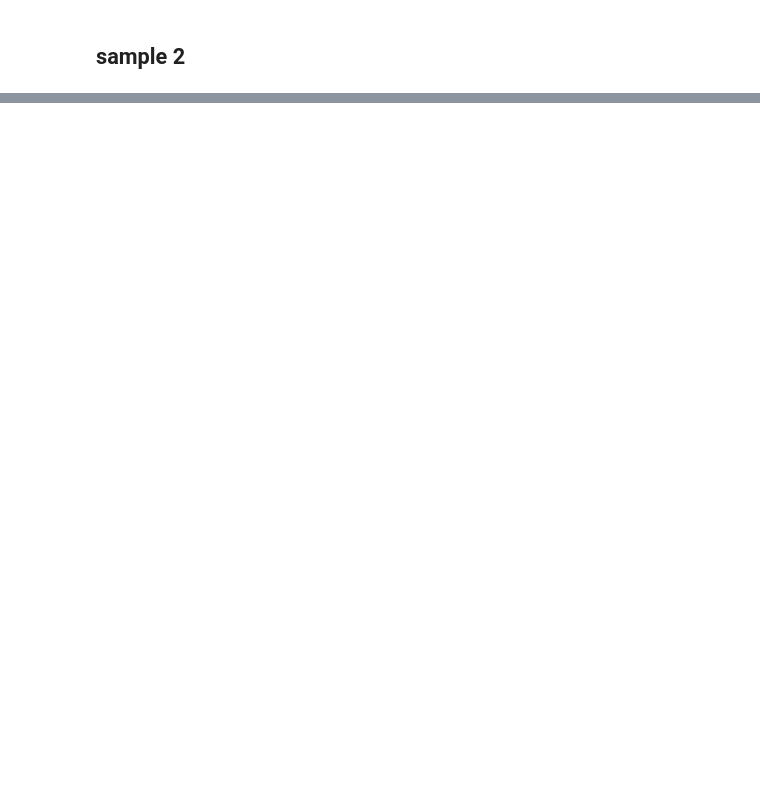
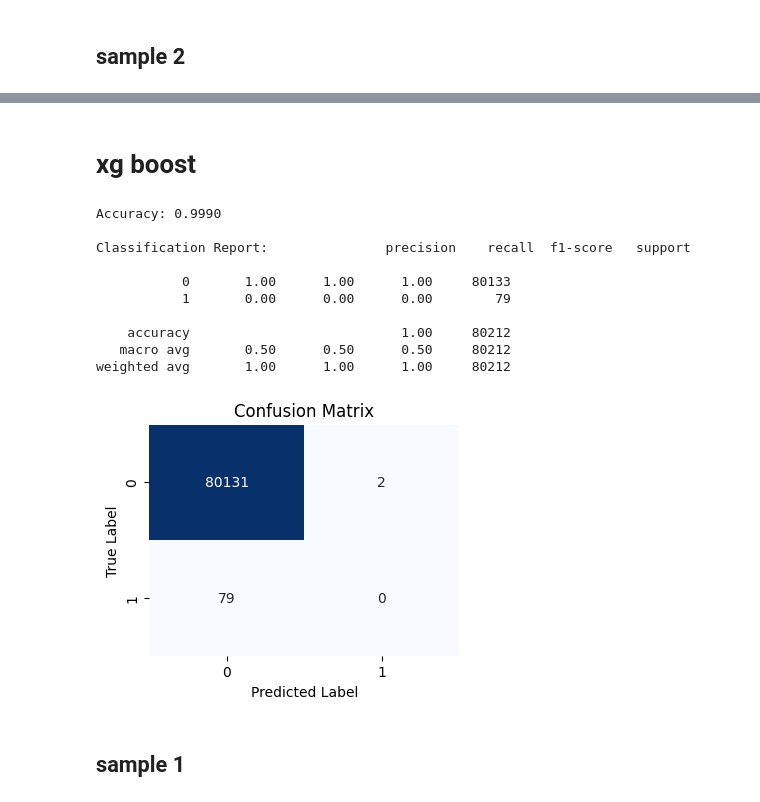
Before and after one commit to karl-1-bit/ULTIMATE4, a Jupyter notebook: Skin_cancer_preprocessing.ipynb, the cells around one changed output, grey strips where cells are left out. Cells and saved outputs as stored; diff of their text form; code cells hidden in the pictures; blank space fills up the shorter version.

```diff
--- a/Skin_cancer_preprocessing.ipynb
+++ b/Skin_cancer_preprocessing.ipynb
@@ -941,0 +698,2 @@ print(better_cat)
+# %% [markdown]
+# xg boost
@@ -941,0 +703,54 @@ print(better_cat)
+# %%
+import xgboost as xgb
+
+numerical_features = [col for col in X.columns if col not in categorical_columns]
+categorical_features = categorical_columns
+
+numerical_transformer = Pipeline(
+    steps=[('imputer', SimpleImputer(strategy='median')),
+           ('scaler', StandardScaler())]
+)
+
+preprocessor = ColumnTransformer(
+    transformers=[('num', numerical_transformer, numerical_features)],
+    remainder='passthrough'
+)
+
+# Define the XGBoost model
+model_pipeline = Pipeline(
+    steps=[('preprocessor', preprocessor),
+           ('classifier', xgb.XGBClassifier(random_state=42, use_label_encoder=False, eval_metric='logloss'))]
+)
+# %%
+X_train, X_test, y_train, y_test = train_test_split(X, y, test_size=0.2, random_state=42, stratify=y)
+
+model_pipeline.fit(X_train, y_train)
+y_pred = model_pipeline.predict(X_test)
+
+# Evaluate the model
+accuracy = accuracy_score(y_test, y_pred)
+conf_matrix = confusion_matrix(y_test, y_pred)
+class_report = classification_report(y_test, y_pred)
+
+print(f"Accuracy: {accuracy:.4f}")
+print("\nClassification Report:",class_report)
+plt.figure(figsize=(4, 3))
+sns.heatmap(conf_matrix, annot=True, fmt='d', cmap='Blues', cbar=False)
+plt.xlabel('Predicted Label')
+plt.ylabel('True Label')
+plt.title('Confusion Matrix')
+plt.show()
+# %% [output]
+Accuracy: 0.9990
+
+Classification Report:               precision    recall  f1-score   support
+
+           0       1.00      1.00      1.00     80133
+           1       0.00      0.00      0.00        79
+
+    accuracy                           1.00     80212
+   macro avg       0.50      0.50      0.50     80212
+weighted avg       1.00      1.00      1.00     80212
+[figure, added]
+# %% [markdown]
+## sample 1
```
Also changed, not shown: parts of 49 cells of this notebook.
